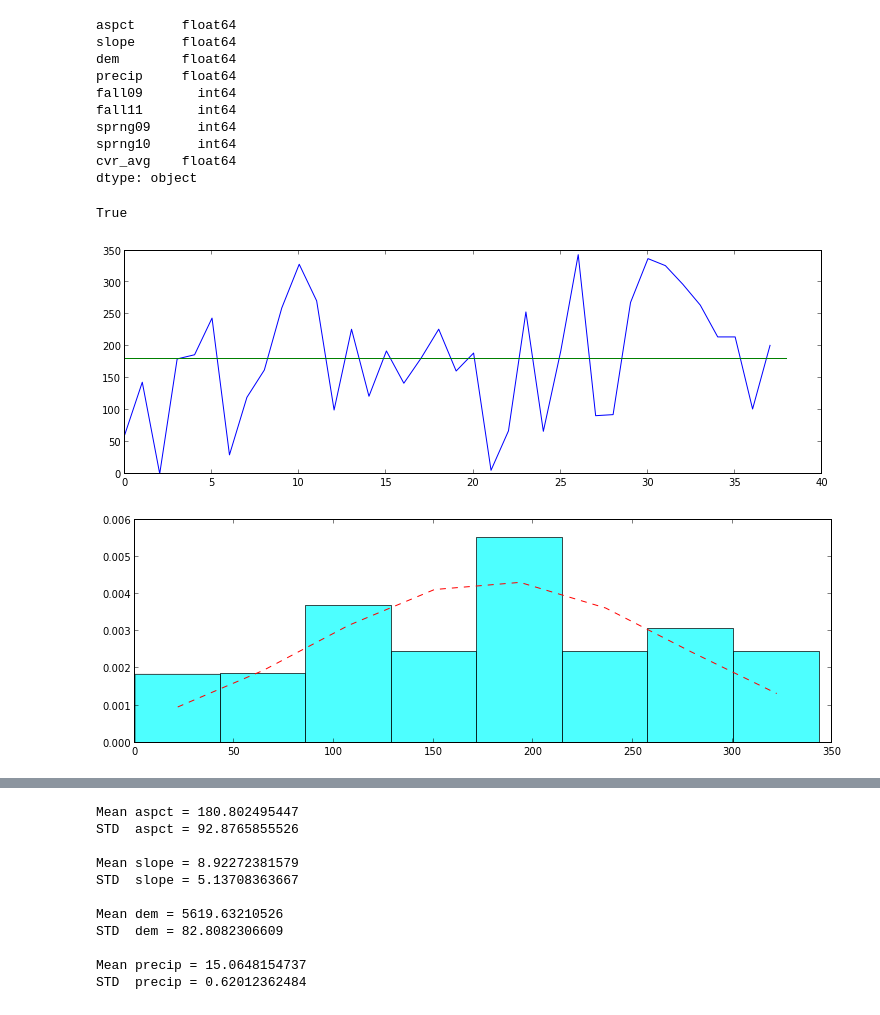
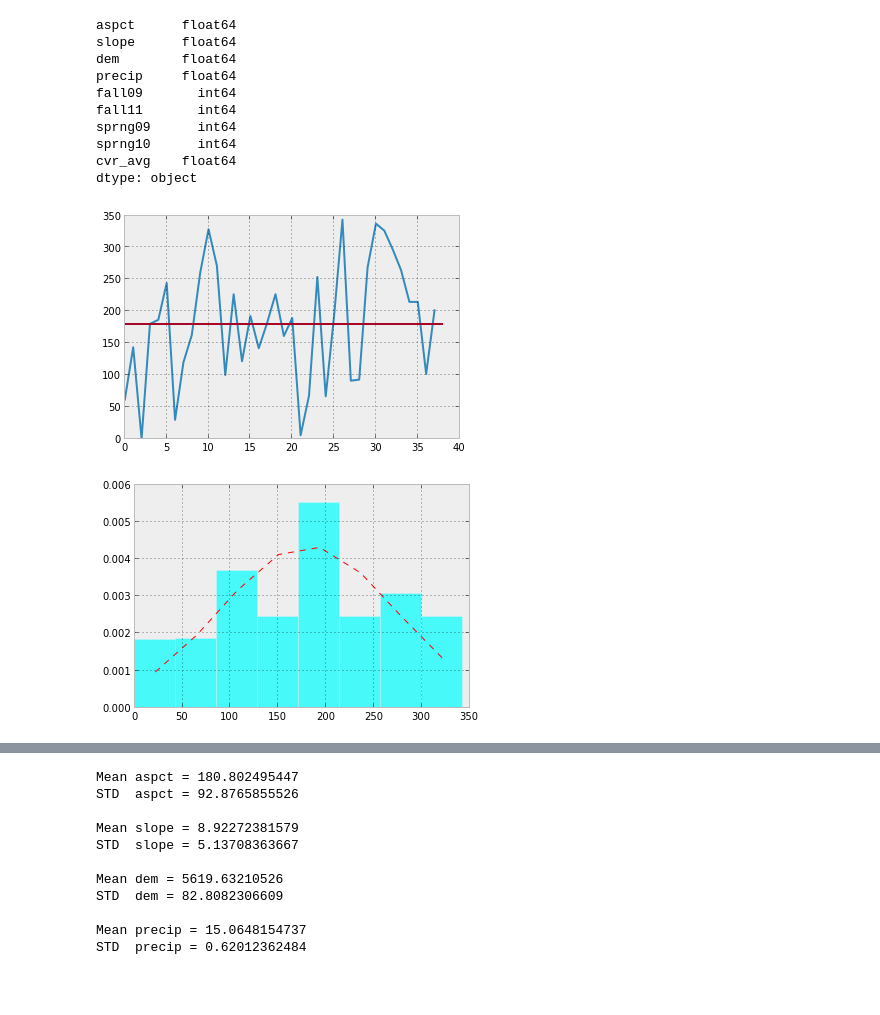
Before and after one commit to apburnes/pediocactus_suitability, a Jupyter notebook: Pedio_Cactus_Suitability.ipynb, the cells around one changed output, grey strips where cells are left out. Cells and saved outputs as stored; diff of their text form; code cells hidden in the pictures.

```diff
--- a/Pedio_Cactus_Suitability.ipynb
+++ b/Pedio_Cactus_Suitability.ipynb
@@ -32,7 +32,11 @@ import scipy.stats as stats
 import matplotlib.pyplot as plt
 import pandas as pd
 from osgeo import gdal, ogr
-import time, os, StringIO
+import time, os, json
+
+s = json.load( open("./styles/bmh_matplotlibrc.json"))
+matplotlib.rcParams.update(s)
+
 
 csv_file = "./pedio_cactus.csv"
 
@@ -79,21 +83,18 @@ sprng10      int64
 cvr_avg    float64
 dtype: object
 # %%
-key_data =  all(subdata.dtypes == float64 for col in subdata_cols)
-print key_data
 
 a_split = np.zeros(39)+180
 
 plot(subdata.aspct)
 plot(a_split)
 
 aspct = np.array(subdata['aspct'], dtype=float64)
 slope = np.array(subdata['slope'], dtype=float64)/100
 
 sd_names= np.array(subdata.columns)
 # %% [output]
-True
-[figure, old version]
+[figure, new version]
 # %%
 #south_cnt = float(np.compress((4 < aspct) & (aspct < 15), aspct).size
 #aspct_cnt = float(np.size(aspct))
@@ -114,7 +115,7 @@ bincenters = .5*(bins[1:]+bins[:-1])
 y = mlab.normpdf( bincenters, mu, sigma)
 l = ax.plot(bincenters, y, 'r--', linewidth=1)
 # %% [output]
-[figure, old version]
+[figure, new version]
 # %%
 from scipy.stats.kde import gaussian_kde
 
```
Also changed, not shown: parts of 23 cells of this notebook, 1 other file.
